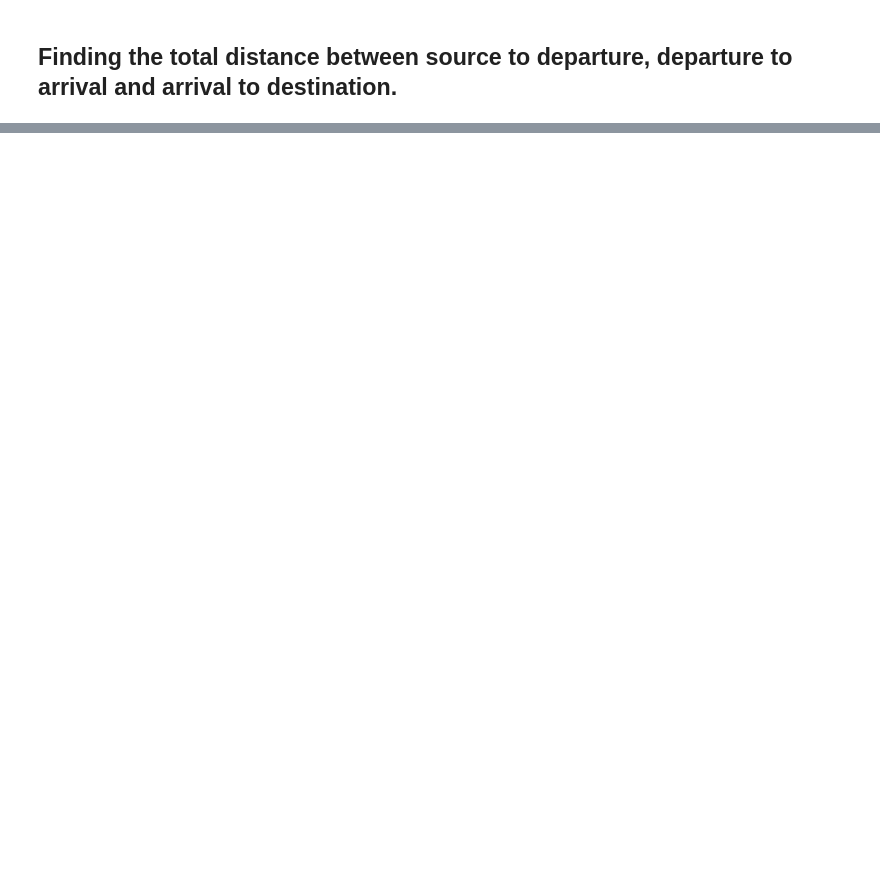
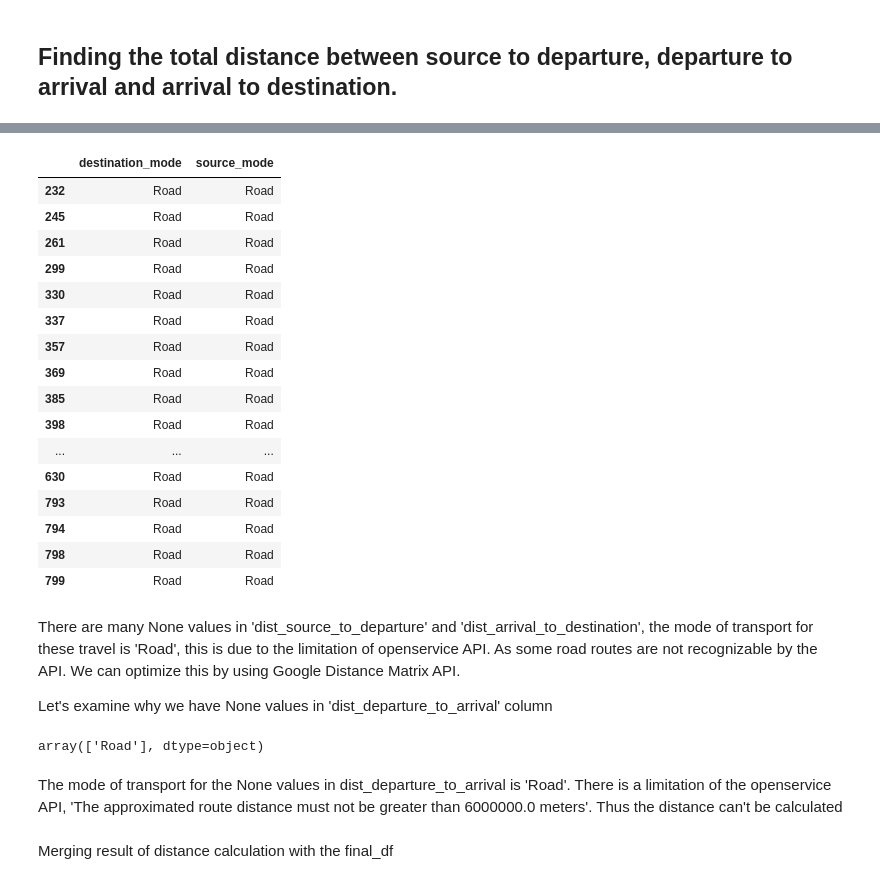
Before and after one commit to nakulBageja/Pharma-Scope-3, a Jupyter notebook: Scope_3.ipynb, the cells around one changed output, grey strips where cells are left out. Cells and saved outputs as stored; diff of their text form; code cells hidden in the pictures; blank space fills up the shorter version.

Commit message:
Completion of calculations of emissions for pharma category 9

```diff
--- a/Scope_3.ipynb
+++ b/Scope_3.ipynb
@@ -560,0 +580,4 @@ def calculateDistance(data):
+# %%
+# Getting all the required values and removing duplicated for computations
+distance_df = final_df[['Destination_Country','Manufacturing_site','Mode', 'source', 'departure', 'source_mode', 'arrival', 'destination',
+       'destination_mode', 'total_num_of_transports']]
@@ -561,3 +587,12 @@ def calculateDistance(data):
+# %%
+indexes = distance_df.loc[distance_df.astype(str).drop_duplicates().index].index
+# %%
+distance_df = distance_df.iloc[indexes]
 # %%
-final_df.apply(calculateDistance,axis=1)
+# store starting time
+begin = time.time()
+results = distance_df.apply(calculateDistance,axis=1)
+end = time.time()
+# total time taken
+print(f"Total runtime of the program is {end - begin}")
 # %% [output]
@@ -580,0 +805,32 @@ Transportation from source to departure distance in km 8.6496
+# %%
+results[(results['dist_arrival_to_destination'].isna()) & (results['dist_source_to_departure'].isna())][['destination_mode','source_mode']]
+# %% [output]
+|  | destination_mode | source_mode |
+| 232 | Road | Road |
+| 245 | Road | Road |
+| 261 | Road | Road |
+| 299 | Road | Road |
+| 330 | Road | Road |
+| 337 | Road | Road |
+| 357 | Road | Road |
+| 369 | Road | Road |
+| 385 | Road | Road |
+| 398 | Road | Road |
+| ... | ... | ... |
+| 630 | Road | Road |
+| 793 | Road | Road |
+| 794 | Road | Road |
+| 798 | Road | Road |
+| 799 | Road | Road |
+# %% [markdown]
+There are many None values in 'dist_source_to_departure' and 'dist_arrival_to_destination', the mode of transport for these travel is 'Road', this is due to the limitation of openservice API. As some road routes are not recognizable by the API. We can optimize this by using Google Distance Matrix API.
+
+Let's examine why we have None values in 'dist_departure_to_arrival' column
+# %%
+results[results['dist_departure_to_arrival'].isna()]['Mode'].unique()
+# %% [output]
+array(['Road'], dtype=object)
+# %% [markdown]
+The mode of transport for the None values in dist_departure_to_arrival is 'Road'. There is a limitation of the openservice API, 'The approximated route distance must not be greater than 6000000.0 meters'. Thus the distance can't be calculated
+# %% [markdown]
+Merging result of distance calculation with the final_df
```
Also changed, not shown: parts of 23 cells of this notebook, 3 other files.
